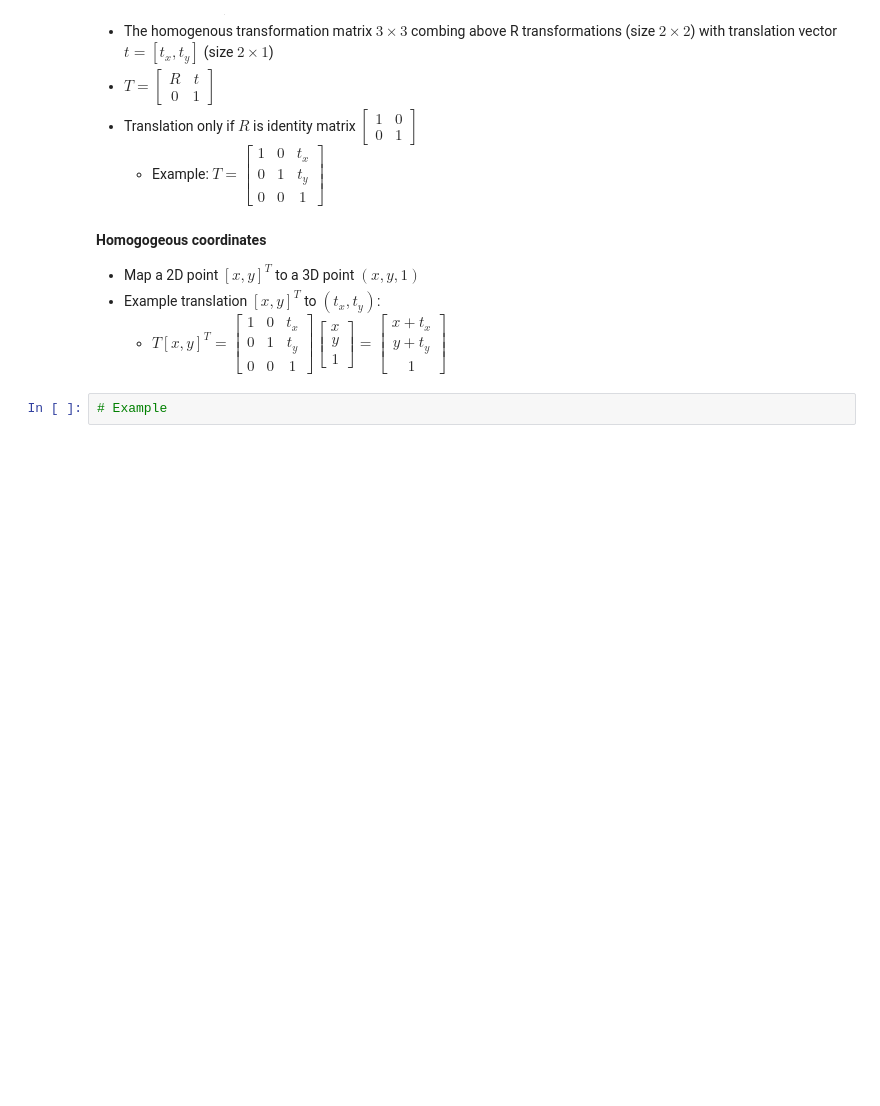
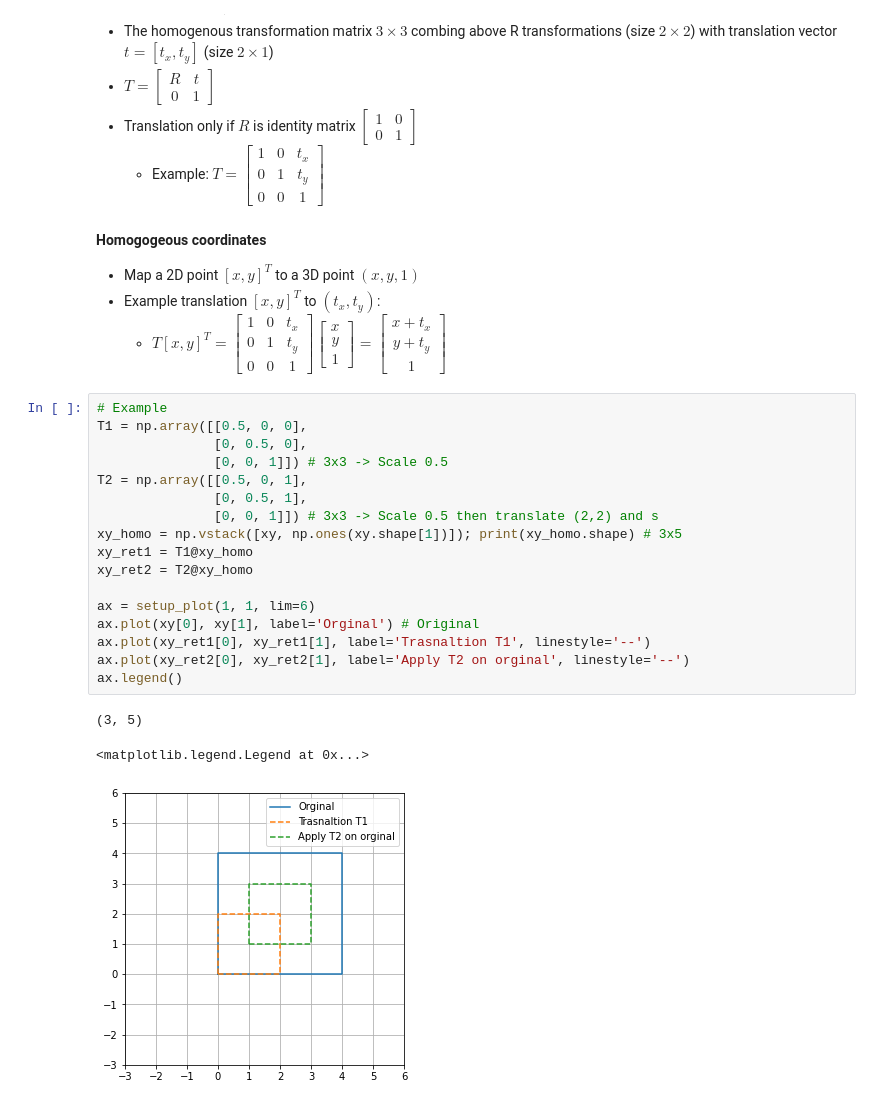
Before and after one commit to tuantdang/computer_graphics, a Jupyter notebook: lectures/w01_transformation_2D.ipynb, the cells around one changed output. Cells and saved outputs as stored; diff of their text form; blank space fills up the shorter version.

```diff
--- a/lectures/w01_transformation_2D.ipynb
+++ b/lectures/w01_transformation_2D.ipynb
@@ -246,5 +246,24 @@ ax.legend()
-# %%
-# Example
+# %%
+# Example
+T1 = np.array([[0.5, 0, 0],
+               [0, 0.5, 0],
+               [0, 0, 1]]) # 3x3 -> Scale 0.5
+T2 = np.array([[0.5, 0, 1],
+               [0, 0.5, 1],
+               [0, 0, 1]]) # 3x3 -> Scale 0.5 then translate (2,2) and s
+xy_homo = np.vstack([xy, np.ones(xy.shape[1])]); print(xy_homo.shape) # 3x5
+xy_ret1 = T1@xy_homo
+xy_ret2 = T2@xy_homo
+
+ax = setup_plot(1, 1, lim=6)
+ax.plot(xy[0], xy[1], label='Orginal') # Original
+ax.plot(xy_ret1[0], xy_ret1[1], label='Trasnaltion T1', linestyle='--')
+ax.plot(xy_ret2[0], xy_ret2[1], label='Apply T2 on orginal', linestyle='--')
+ax.legend()
+# %% [output]
+(3, 5)
+<matplotlib.legend.Legend at 0x...>
+[figure, added]
 # %% [markdown]
 ### Line
 #### Parametric equation
```
Also changed, not shown: parts of 4 cells of this notebook, 1 other file.
